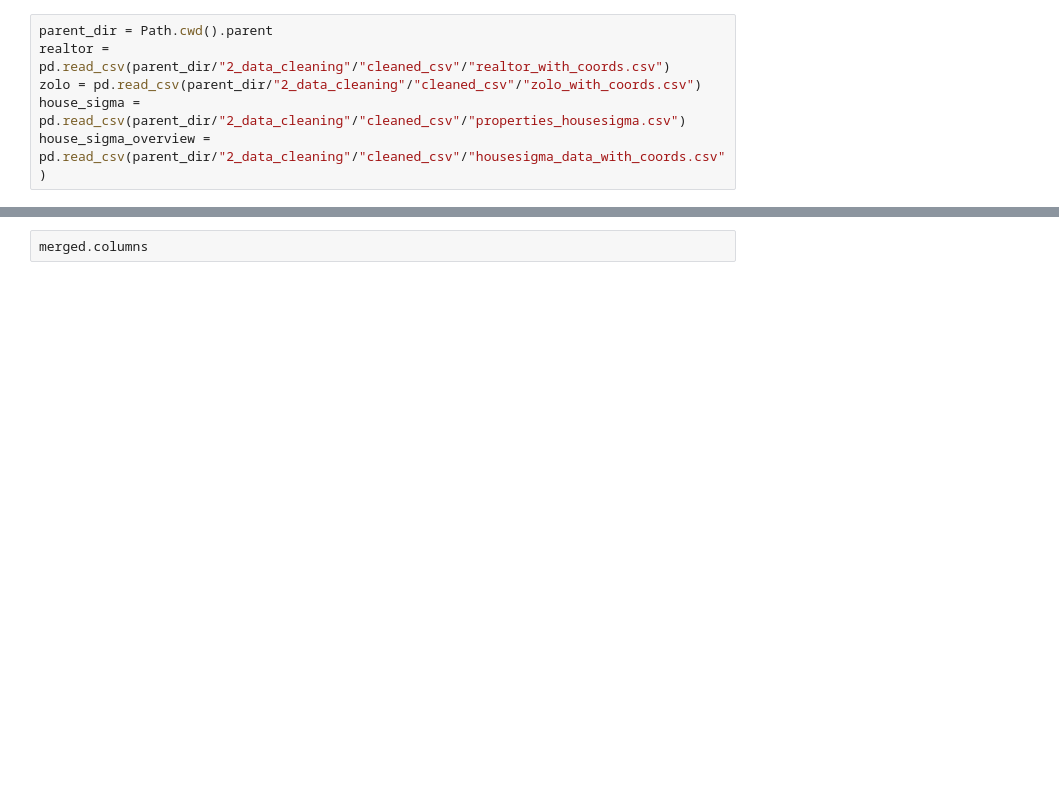
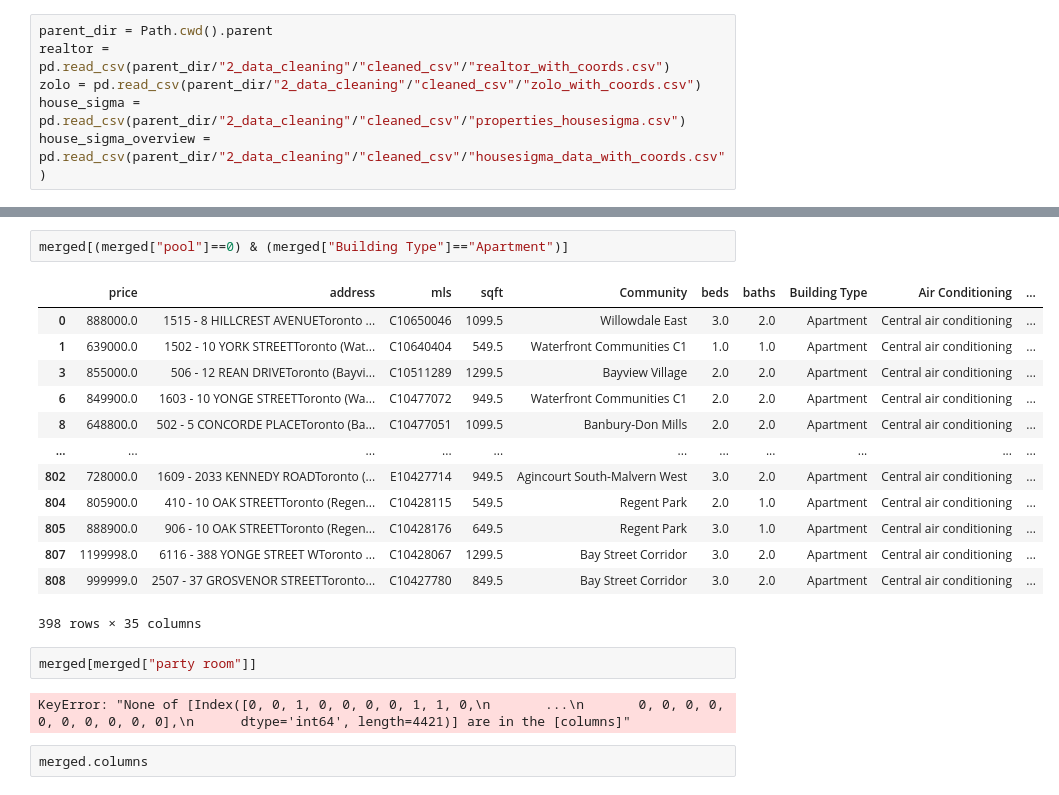
Before and after one commit to sunnyjen/CME358-Final_project, a Jupyter notebook: 2_data_cleaning/Real estate cleaning and merging pipeline.ipynb, the cells around one changed output, grey strips where cells are left out. Cells and saved outputs as stored; diff of their text form; blank space fills up the shorter version.

```diff
--- a/2_data_cleaning/Real estate cleaning and merging pipeline.ipynb
+++ b/2_data_cleaning/Real estate cleaning and merging pipeline.ipynb
@@ -693,3 +952,23 @@ car wash: 82
+# %%
+merged[(merged["pool"]==0) & (merged["Building Type"]=="Apartment")]
+# %% [output]
+|  | price | address | mls | sqft | Community | beds | baths | Building Type | Air Conditioning | ... |
+| 0 | 888000.0 | 1515 - 8 HILLCREST AVENUEToronto ... | C10650046 | 1099.5 | Willowdale East | 3.0 | 2.0 | Apartment | Central air conditioning | ... |
+| 1 | 639000.0 | 1502 - 10 YORK STREETToronto (Wat... | C10640404 | 549.5 | Waterfront Communities C1 | 1.0 | 1.0 | Apartment | Central air conditioning | ... |
+| 3 | 855000.0 | 506 - 12 REAN DRIVEToronto (Bayvi... | C10511289 | 1299.5 | Bayview Village | 2.0 | 2.0 | Apartment | Central air conditioning | ... |
+| 6 | 849900.0 | 1603 - 10 YONGE STREETToronto (Wa... | C10477072 | 949.5 | Waterfront Communities C1 | 2.0 | 2.0 | Apartment | Central air conditioning | ... |
+| 8 | 648800.0 | 502 - 5 CONCORDE PLACEToronto (Ba... | C10477051 | 1099.5 | Banbury-Don Mills | 2.0 | 2.0 | Apartment | Central air conditioning | ... |
+| ... | ... | ... | ... | ... | ... | ... | ... | ... | ... | ... |
+| 802 | 728000.0 | 1609 - 2033 KENNEDY ROADToronto (... | E10427714 | 949.5 | Agincourt South-Malvern West | 3.0 | 2.0 | Apartment | Central air conditioning | ... |
+| 804 | 805900.0 | 410 - 10 OAK STREETToronto (Regen... | C10428115 | 549.5 | Regent Park | 2.0 | 1.0 | Apartment | Central air conditioning | ... |
+| 805 | 888900.0 | 906 - 10 OAK STREETToronto (Regen... | C10428176 | 649.5 | Regent Park | 3.0 | 1.0 | Apartment | Central air conditioning | ... |
+| 807 | 1199998.0 | 6116 - 388 YONGE STREET WToronto ... | C10428067 | 1299.5 | Bay Street Corridor | 3.0 | 2.0 | Apartment | Central air conditioning | ... |
+| 808 | 999999.0 | 2507 - 37 GROSVENOR STREETToronto... | C10427780 | 849.5 | Bay Street Corridor | 3.0 | 2.0 | Apartment | Central air conditioning | ... |
+398 rows × 35 columns
+# %%
+merged[merged["party room"]]
+# %% [output]
+KeyError: "None of [Index([0, 0, 1, 0, 0, 0, 0, 1, 1, 0,\n       ...\n       0, 0, 0, 0, 0, 0, 0, 0, 0, 0],\n      dtype='int64', length=4421)] are in the [columns]"
 # %%
 merged.columns
 # %% [output]
```
Also changed, not shown: parts of 21 cells of this notebook, 6 other files.
